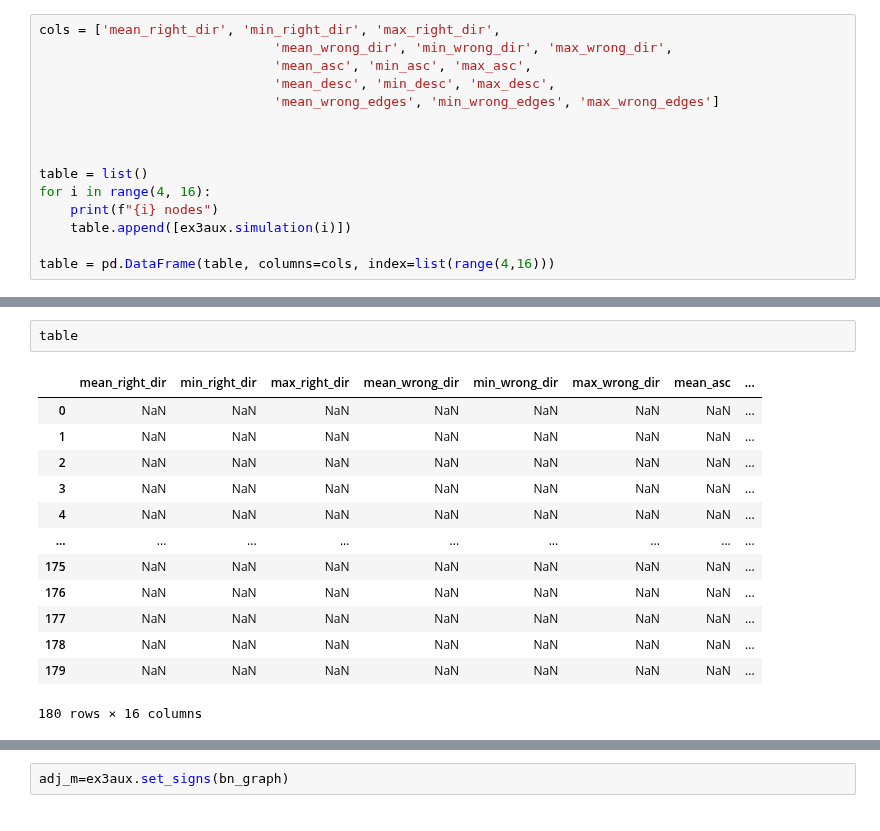
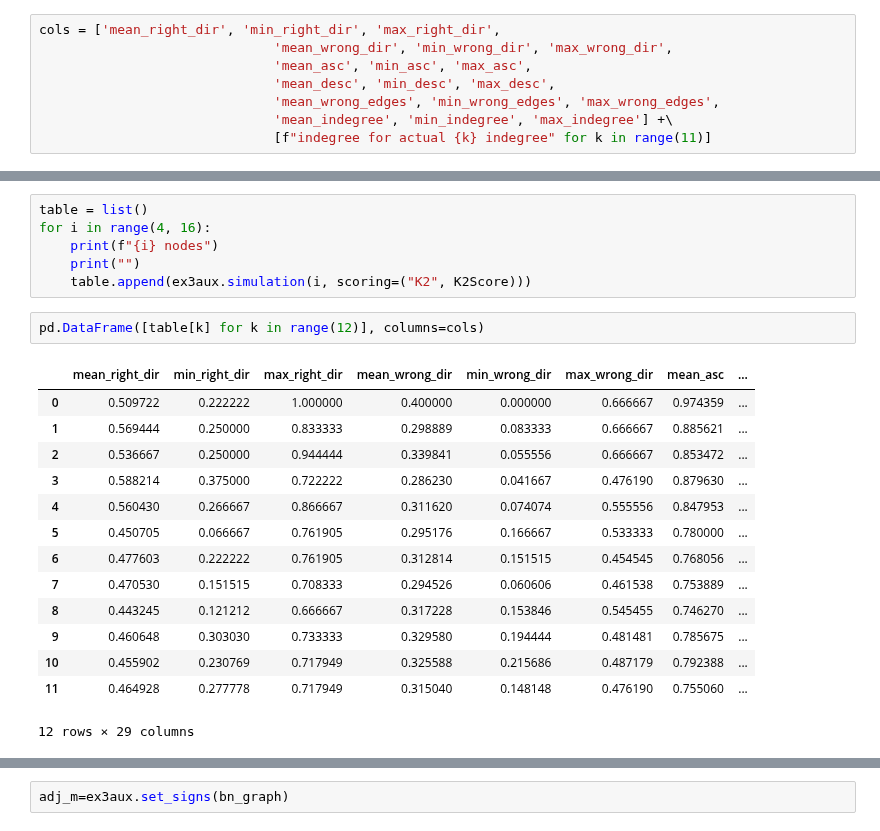
Before and after one commit to dmitry-grigorev/BAMT, a Jupyter notebook: experiments3/Experiments_synth_3.ipynb, the cells around one changed output, grey strips where cells are left out. Drawn from its saved outputs; the diff is of its cells as text.

```diff
--- a/experiments3/Experiments_synth_3.ipynb
+++ b/experiments3/Experiments_synth_3.ipynb
@@ -16,13 +17,6 @@ cols = ['mean_right_dir', 'min_right_dir', 'max_right_dir',
                               'mean_wrong_dir', 'min_wrong_dir', 'max_wrong_dir',
                               'mean_asc', 'min_asc', 'max_asc',
                               'mean_desc', 'min_desc', 'max_desc',
-                              'mean_wrong_edges', 'min_wrong_edges', 'max_wrong_edges']
-
-
-
-table = list()
-for i in range(4, 16):
-    print(f"{i} nodes")
-    table.append([ex3aux.simulation(i)])
-
-table = pd.DataFrame(table, columns=cols, index=list(range(4,16)))
+                              'mean_wrong_edges', 'min_wrong_edges', 'max_wrong_edges',
+                              'mean_indegree', 'min_indegree', 'max_indegree'] +\
+                              [f"indegree for actual {k} indegree" for k in range(11)]
@@ -47,19 +23,26 @@ mean, min and max precision on wrong edges among all in BN: 0.722 0.697 0.750
-# %%
-table
-# %% [output]
-|  | mean_right_dir | min_right_dir | max_right_dir | mean_wrong_dir | min_wrong_dir | max_wrong_dir | mean_asc | ... |
-| 0 | NaN | NaN | NaN | NaN | NaN | NaN | NaN | ... |
-| 1 | NaN | NaN | NaN | NaN | NaN | NaN | NaN | ... |
-| 2 | NaN | NaN | NaN | NaN | NaN | NaN | NaN | ... |
-| 3 | NaN | NaN | NaN | NaN | NaN | NaN | NaN | ... |
-| 4 | NaN | NaN | NaN | NaN | NaN | NaN | NaN | ... |
-| ... | ... | ... | ... | ... | ... | ... | ... | ... |
-| 175 | NaN | NaN | NaN | NaN | NaN | NaN | NaN | ... |
-| 176 | NaN | NaN | NaN | NaN | NaN | NaN | NaN | ... |
-| 177 | NaN | NaN | NaN | NaN | NaN | NaN | NaN | ... |
-| 178 | NaN | NaN | NaN | NaN | NaN | NaN | NaN | ... |
-| 179 | NaN | NaN | NaN | NaN | NaN | NaN | NaN | ... |
-180 rows × 16 columns
+# %%
+table = list()
+for i in range(4, 16):
+    print(f"{i} nodes")
+    print("")
+    table.append(ex3aux.simulation(i, scoring=("K2", K2Score)))
+# %%
+pd.DataFrame([table[k] for k in range(12)], columns=cols)
+# %% [output]
+|  | mean_right_dir | min_right_dir | max_right_dir | mean_wrong_dir | min_wrong_dir | max_wrong_dir | mean_asc | ... |
+| 0 | 0.509722 | 0.222222 | 1.000000 | 0.400000 | 0.000000 | 0.666667 | 0.974359 | ... |
+| 1 | 0.569444 | 0.250000 | 0.833333 | 0.298889 | 0.083333 | 0.666667 | 0.885621 | ... |
+| 2 | 0.536667 | 0.250000 | 0.944444 | 0.339841 | 0.055556 | 0.666667 | 0.853472 | ... |
+| 3 | 0.588214 | 0.375000 | 0.722222 | 0.286230 | 0.041667 | 0.476190 | 0.879630 | ... |
+| 4 | 0.560430 | 0.266667 | 0.866667 | 0.311620 | 0.074074 | 0.555556 | 0.847953 | ... |
+| 5 | 0.450705 | 0.066667 | 0.761905 | 0.295176 | 0.166667 | 0.533333 | 0.780000 | ... |
+| 6 | 0.477603 | 0.222222 | 0.761905 | 0.312814 | 0.151515 | 0.454545 | 0.768056 | ... |
+| 7 | 0.470530 | 0.151515 | 0.708333 | 0.294526 | 0.060606 | 0.461538 | 0.753889 | ... |
+| 8 | 0.443245 | 0.121212 | 0.666667 | 0.317228 | 0.153846 | 0.545455 | 0.746270 | ... |
+| 9 | 0.460648 | 0.303030 | 0.733333 | 0.329580 | 0.194444 | 0.481481 | 0.785675 | ... |
+| 10 | 0.455902 | 0.230769 | 0.717949 | 0.325588 | 0.215686 | 0.487179 | 0.792388 | ... |
+| 11 | 0.464928 | 0.277778 | 0.717949 | 0.315040 | 0.148148 | 0.476190 | 0.755060 | ... |
+12 rows × 29 columns
 # %%
 table1 = list()
 for i in range(4, 16):
```
Also changed, not shown: parts of 48 cells of this notebook, 2 other files.
